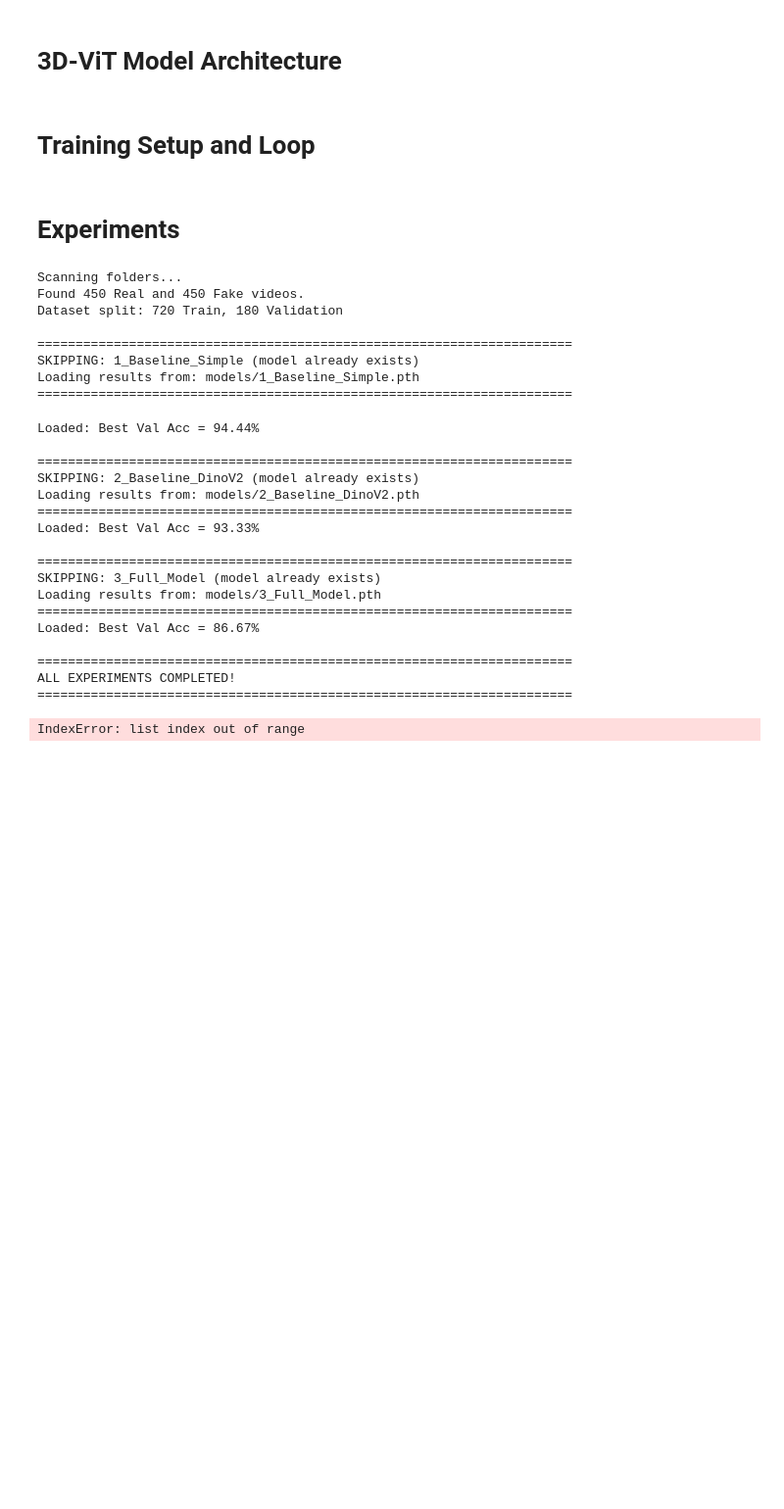
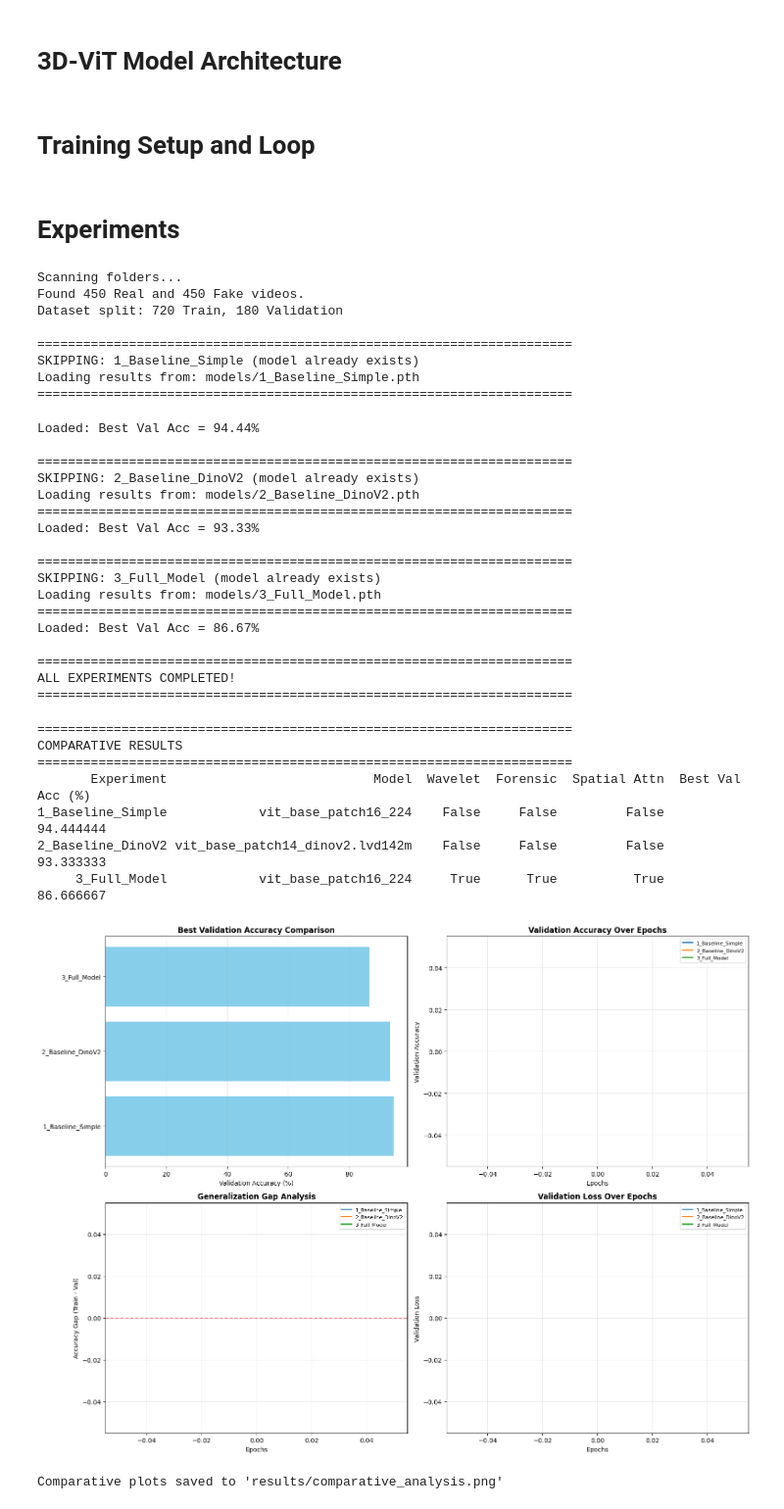
Before and after one commit to Sartor02/AI_Video_Detection, a Jupyter notebook: main.ipynb, the cells around one changed output. Shown at 98% size. Saved outputs shown, nothing was run; the diff lists cells and outputs as text; code cells hidden in the pictures; blank space fills up the shorter version.

```diff
--- a/main.ipynb
+++ b/main.ipynb
@@ -611,14 +611,14 @@ def train_one_epoch(model, loader, criterion, optimizer, config):
             total_cls_loss += cls_loss.item()
 
             # Loss 2: Temporal Consistency (optional)
-            temp_loss = torch.tensor(0.0).to(device)  # Initialize
+            temp_loss = torch.tensor(0.0).to(device)
             if use_temp_loss:
                 temp_loss = nn.functional.mse_loss(temp_consistency, labels) * 0.3
                 loss = loss + temp_loss
                 total_temp_loss += temp_loss.item()
 
             # Loss 3: Frequency Domain (optional)
-            freq_loss = torch.tensor(0.0).to(device)  # Initialize
+            freq_loss = torch.tensor(0.0).to(device)
             if use_freq_loss:
                 real_mask = (labels == 0).squeeze()
                 if real_mask.sum() > 0:
@@ -630,7 +630,15 @@ def train_one_epoch(model, loader, criterion, optimizer, config):
                     total_freq_loss += freq_loss.item()
         else:
             # Simple forward for baseline models
-            outputs = model(videos)
+            # FIX: Handle both single output and tuple output
+            model_output = model(videos)
+
+            # Extract logits (handle tuple from models with use_advanced_features=True)
+            if isinstance(model_output, tuple):
+                outputs = model_output[0]  # Take only logits
+            else:
+                outputs = model_output
+
             cls_loss = criterion(outputs, labels)
             loss = cls_loss
             total_cls_loss += cls_loss.item()
@@ -924,7 +932,7 @@ for exp_name, results in all_results.items():
         'Forensic': results['config']['augmentations'].get('forensic', False),
         'Spatial Attn': results['config']['use_advanced_features'],
         'Best Val Acc (%)': results['best_val_acc'] * 100,
-        'Final Train Acc (%)': results['train_accs'][-1] * 100
+        #'Final Train Acc (%)': results['train_accs'][-1] * 100
     })
 
 df = pd.DataFrame(comparison_data)
@@ -952,34 +960,42 @@ axes[0, 1].set_ylabel('Validation Accuracy')
 axes[0, 1].set_title('Validation Accuracy Over Epochs', fontweight='bold')
 axes[0, 1].legend(fontsize=8)
 axes[0, 1].grid(alpha=0.3)
 
 # Plot 3: Overfitting Analysis
 for exp_name, results in all_results.items():
     gap = np.array(results['train_accs']) - np.array(results['val_accs'])
     axes[1, 0].plot(gap, label=exp_name, linewidth=2)
 axes[1, 0].set_xlabel('Epochs')
 axes[1, 0].set_ylabel('Accuracy Gap (Train - Val)')
 axes[1, 0].set_title('Generalization Gap Analysis', fontweight='bold')
 axes[1, 0].axhline(y=0, color='red', linestyle='--', alpha=0.5)
 axes[1, 0].legend(fontsize=8)
 axes[1, 0].grid(alpha=0.3)
 
 # Plot 4: Loss Curves
 for exp_name, results in all_results.items():
     axes[1, 1].plot(results['val_losses'], label=exp_name, linewidth=2)
 axes[1, 1].set_xlabel('Epochs')
 axes[1, 1].set_ylabel('Validation Loss')
 axes[1, 1].set_title('Validation Loss Over Epochs', fontweight='bold')
 axes[1, 1].legend(fontsize=8)
 axes[1, 1].grid(alpha=0.3)
 
 plt.tight_layout()
 plt.savefig('results/comparative_analysis.png', dpi=150)
 plt.show()
 
 print("\nComparative plots saved to 'results/comparative_analysis.png'")
 # %% [output]
-IndexError: list index out of range
+======================================================================
+COMPARATIVE RESULTS
+======================================================================
+       Experiment                           Model  Wavelet  Forensic  Spatial Attn  Best Val Acc (%)
+1_Baseline_Simple            vit_base_patch16_224    False     False         False         94.444444
+2_Baseline_DinoV2 vit_base_patch14_dinov2.lvd142m    False     False         False         93.333333
+     3_Full_Model            vit_base_patch16_224     True      True          True         86.666667
+[figure, added]
+Comparative plots saved to 'results/comparative_analysis.png'
 # %%
 # ============================================================================
 # ABLATION STUDY
```
Also changed, not shown: parts of 16 cells of this notebook, 4 other files.
